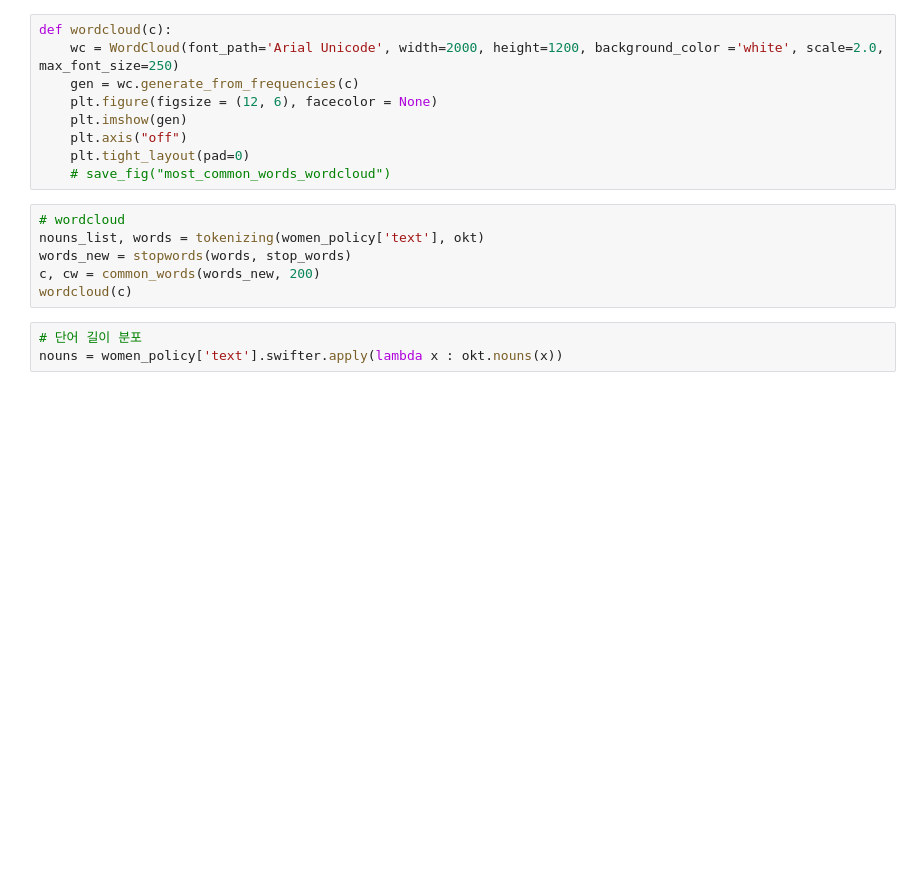
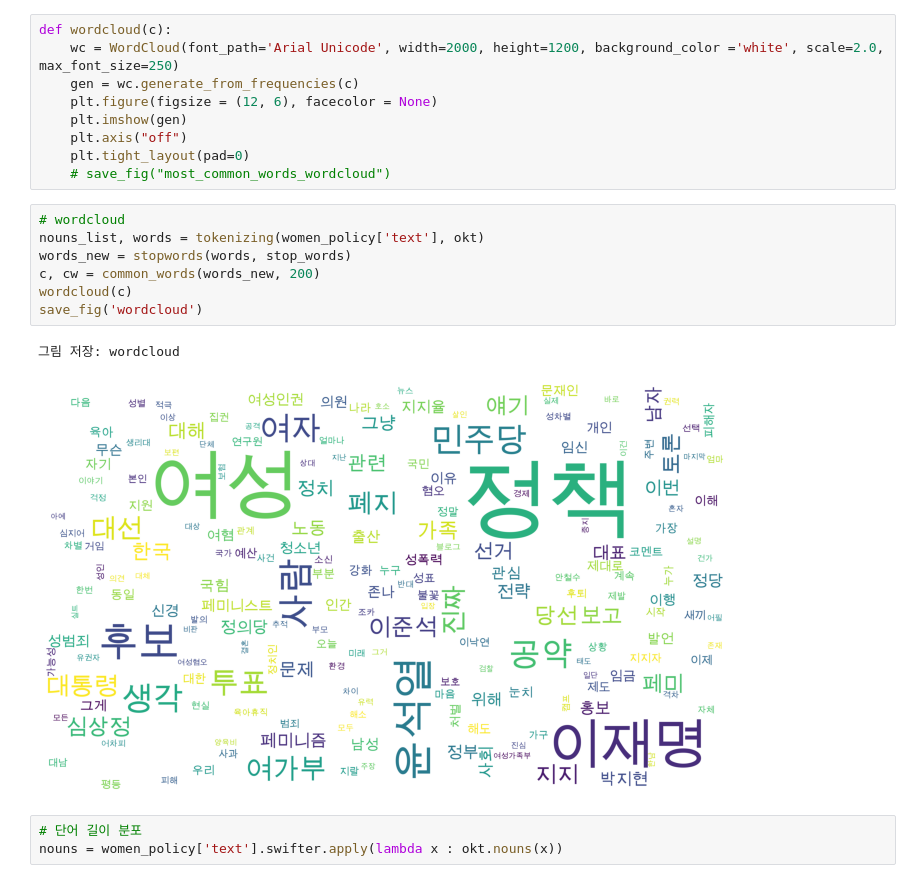
Before and after one commit to solyourock/ML_study, a Jupyter notebook: NLP/twitter_eda.ipynb, the cells around one changed output. Cells and saved outputs as stored; diff of their text form; blank space fills up the shorter version.

```diff
--- a/NLP/twitter_eda.ipynb
+++ b/NLP/twitter_eda.ipynb
@@ -207,9 +191,13 @@ def wordcloud(c):
 # %%
 # wordcloud
 nouns_list, words = tokenizing(women_policy['text'], okt)
 words_new = stopwords(words, stop_words)
 c, cw = common_words(words_new, 200)
 wordcloud(c)
+save_fig('wordcloud')
+# %% [output]
+그림 저장: wordcloud
+[figure, added]
 # %%
 # 단어 길이 분포
 nouns = women_policy['text'].swifter.apply(lambda x : okt.nouns(x))
```
Also changed, not shown: parts of 28 cells of this notebook.
